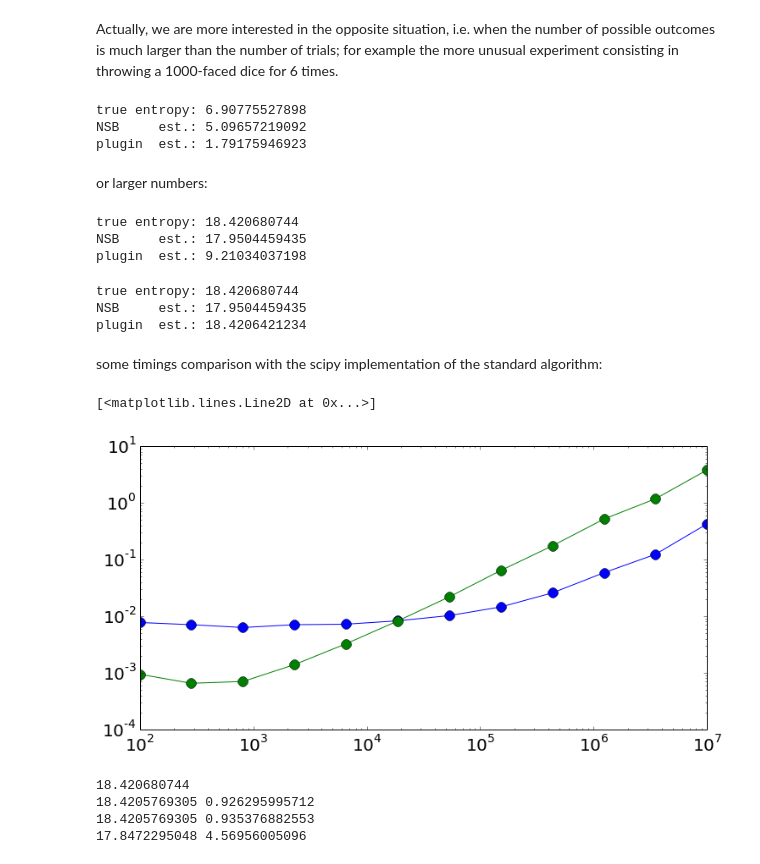
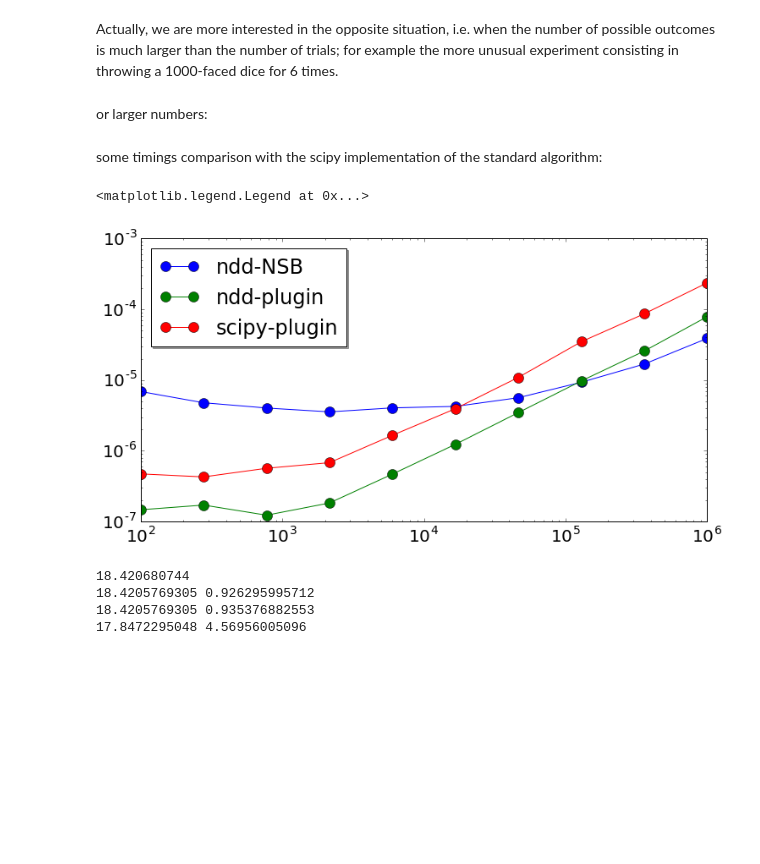
Before and after one commit to simomarsili/ndd, a Jupyter notebook: notebooks/ndd_tutorial.ipynb, the cells around one changed output. Cells and saved outputs as stored; diff of their text form; code cells hidden in the pictures; blank space fills up the shorter version.

```diff
--- a/notebooks/ndd_tutorial.ipynb
+++ b/notebooks/ndd_tutorial.ipynb
@@ -31,8 +31,10 @@ For example, we can roll a six-sided dice ($k$ = 6 possible outcomes) for 1000 t
-# %%
-def dice_rolls(k,n):
-    outcomes = np.random.randint(1,k,n)  # return n random ints from the uniform distribution in the interval [1,k]
-    counts = np.bincount(outcomes-1,minlength=k) # count the frequency of each face
-    return counts
-k = 6
-n = 1000
-counts = dice_rolls(k,n)
+# %%
+def dice_rolls(k,n):
+    p = np.ones(k)
+    p /= np.sum(p)
+    counts = np.random.multinomial(n,p)
+    return counts
+k = 6
+n = 1000
+counts = dice_rolls(k,n)
+print({i+1:ni for i,ni in enumerate(counts)})
@@ -54,12 +94,8 @@ k = 1000
 n = 6
 counts = dice_rolls(k,n)
 print('true entropy: %s' % np.log(k))
-print('NSB     est.: %s' % ndd.entropy(counts))
+print('NSB     est.: %s,%s' % ndd.entropy(counts,est_error=True))
 print('plugin  est.: %s' % scipy.stats.entropy(counts))
-# %% [output]
-true entropy: 6.90775527898
-NSB     est.: 5.09657219092
-plugin  est.: 1.79175946923
 # %% [markdown]
 or larger numbers:
 # %%
@@ -67,12 +103,8 @@ k = int(1.e8)
 n = int(1.e4)
 counts = dice_rolls(k,n)
 print('true entropy: %s' % np.log(k))
-print('NSB     est.: %s' % ndd.entropy(counts))
+print('NSB     est.: %s,%s' % ndd.entropy(counts,est_error=True))
 print('plugin  est.: %s' % scipy.stats.entropy(counts))
-# %% [output]
-true entropy: 18.420680744
-NSB     est.: 17.9504459435
-plugin  est.: 9.21034037198
 # %%
 k = int(1.e8)
 n = int(1.e4)
@@ -80,38 +112,40 @@ counts = dice_rolls(k,n)
 print('true entropy: %s' % np.log(k))
 print('NSB     est.: %s' % ndd.entropy(counts))
 print('plugin  est.: %s' % scipy.stats.entropy(counts+1))
-# %% [output]
-true entropy: 18.420680744
-NSB     est.: 17.9504459435
-plugin  est.: 18.4206421234
 # %% [markdown]
 some timings comparison with the scipy implementation of the standard algorithm:
 # %%
 def timer(func,data):
     import time
     t0 = time.time()
     s = func(data)
     return (time.time() - t0)
+def ndd_plugin(data):
+    return ndd.entropy(data,algorithm='plugin')
 
-X = [int(x) for x in np.logspace(2,7,12)]
-Ynsb = []
-Yplu = []
-for t in X:
+nrep = 20
+names = ['ndd-NSB','ndd-plugin','scipy-plugin']
+algorithms = [ndd.entropy,ndd_plugin,scipy.stats.entropy]
+nalg = len(algorithms)
+
+norder = 6
+npoints = (norder-1)*2
+X = [int(x) for x in np.logspace(2,norder,npoints)]
+Y = np.zeros((npoints,nalg))
+for j,t in enumerate(X):
     k = t; n = t # we will use n = k
     counts = dice_rolls(k,n)
-    mnsb = 0.0
-    mplu = 0.0
     for rep in range(10):
-        mnsb += timer(ndd.entropy,counts)
-        mplu += timer(scipy.stats.entropy,counts)
-    Ynsb.append(mnsb)
-    Yplu.append(mplu)
+        for i,alg in enumerate(algorithms):
+            Y[j,i] += timer(alg,counts)
+Y /= float(nrep)
 pylab.figure(figsize=(12,6))
-pylab.loglog(X,Ynsb,'-o')
-pylab.loglog(X,Yplu,'-o')
+for i,alg in enumerate(algorithms):
+    pylab.loglog(X,Y[:,i],'-o',label=names[i])
+pylab.legend(loc='upper left', shadow=True)
 # %% [output]
-[<matplotlib.lines.Line2D at 0x...>]
+<matplotlib.legend.Legend at 0x...>
-[figure, old version]
+[figure, new version]
 # %%
 k=100000000
 n=100000000
```
Also changed, not shown: parts of 15 cells of this notebook.
